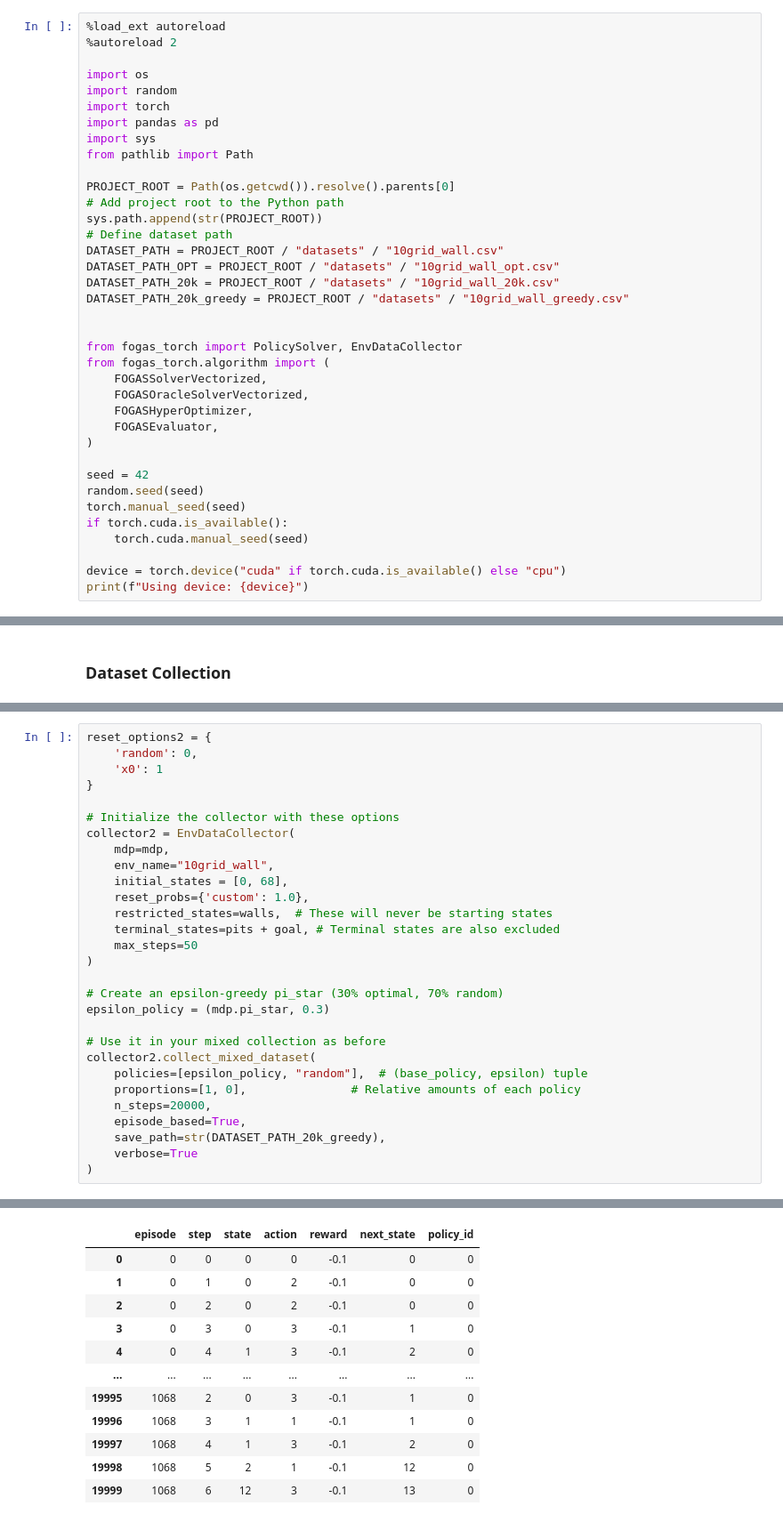
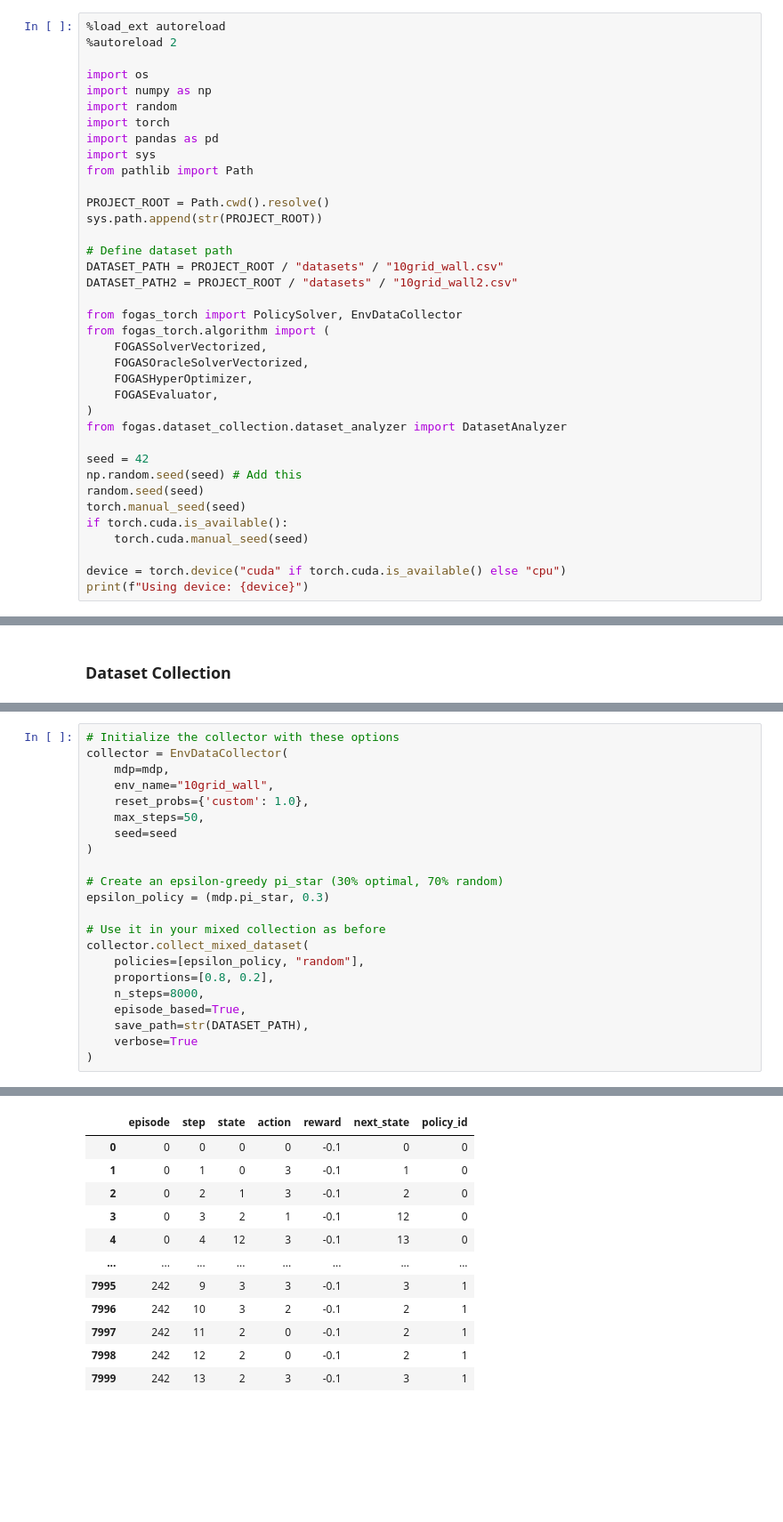
Before and after one commit to maaurod/FOGAS, a Jupyter notebook: testing_vectorized/10grid_wall_torch.ipynb, the cells around one changed output, grey strips where cells are left out. Shown at 89% size. Drawn from its saved outputs; the diff is of its cells as text; blank space fills up the shorter version.

Commit message:
10x10 grid pulled

```diff
--- a/testing_vectorized/10grid_wall_torch.ipynb
+++ b/testing_vectorized/10grid_wall_torch.ipynb
@@ -89,21 +89,19 @@ $$
 %autoreload 2
 
 import os
+import numpy as np
 import random
 import torch
 import pandas as pd
 import sys
 from pathlib import Path
 
-PROJECT_ROOT = Path(os.getcwd()).resolve().parents[0]
-# Add project root to the Python path
+PROJECT_ROOT = Path.cwd().resolve()
 sys.path.append(str(PROJECT_ROOT))
+
 # Define dataset path
 DATASET_PATH = PROJECT_ROOT / "datasets" / "10grid_wall.csv"
-DATASET_PATH_OPT = PROJECT_ROOT / "datasets" / "10grid_wall_opt.csv"
-DATASET_PATH_20k = PROJECT_ROOT / "datasets" / "10grid_wall_20k.csv"
-DATASET_PATH_20k_greedy = PROJECT_ROOT / "datasets" / "10grid_wall_greedy.csv"
-
+DATASET_PATH2 = PROJECT_ROOT / "datasets" / "10grid_wall2.csv"
 
 from fogas_torch import PolicySolver, EnvDataCollector
 from fogas_torch.algorithm import (
@@ -112,8 +110,10 @@ from fogas_torch.algorithm import (
     FOGASHyperOptimizer,
     FOGASEvaluator,
 )
+from fogas.dataset_collection.dataset_analyzer import DatasetAnalyzer
 
 seed = 42
+np.random.seed(seed) # Add this
 random.seed(seed)
 torch.manual_seed(seed)
 if torch.cuda.is_available():
@@ -409,30 +329,23 @@ analyzer.analyze_custom_stats(
 # %%
-reset_options2 = {
-    'random': 0,
-    'x0': 1
-}
-
 # Initialize the collector with these options
-collector2 = EnvDataCollector(
+collector = EnvDataCollector(
     mdp=mdp,
     env_name="10grid_wall",
-    initial_states = [0, 68],
     reset_probs={'custom': 1.0},
-    restricted_states=walls,  # These will never be starting states
-    terminal_states=pits + goal, # Terminal states are also excluded
-    max_steps=50
+    max_steps=50,
+    seed=seed
 )
 
 # Create an epsilon-greedy pi_star (30% optimal, 70% random)
 epsilon_policy = (mdp.pi_star, 0.3)
 
 # Use it in your mixed collection as before
-collector2.collect_mixed_dataset(
-    policies=[epsilon_policy, "random"],  # (base_policy, epsilon) tuple
-    proportions=[1, 0],               # Relative amounts of each policy
-    n_steps=20000,
+collector.collect_mixed_dataset(
+    policies=[epsilon_policy, "random"],
+    proportions=[0.8, 0.2],
+    n_steps=8000,
     episode_based=True,
-    save_path=str(DATASET_PATH_20k_greedy),
+    save_path=str(DATASET_PATH),
     verbose=True
 )
 # %% [output]
@@ -452,12 +365,12 @@ Policy Distribution:
 |  | episode | step | state | action | reward | next_state | policy_id |
 | 0 | 0 | 0 | 0 | 0 | -0.1 | 0 | 0 |
-| 1 | 0 | 1 | 0 | 2 | -0.1 | 0 | 0 |
-| 2 | 0 | 2 | 0 | 2 | -0.1 | 0 | 0 |
-| 3 | 0 | 3 | 0 | 3 | -0.1 | 1 | 0 |
-| 4 | 0 | 4 | 1 | 3 | -0.1 | 2 | 0 |
+| 1 | 0 | 1 | 0 | 3 | -0.1 | 1 | 0 |
+| 2 | 0 | 2 | 1 | 3 | -0.1 | 2 | 0 |
+| 3 | 0 | 3 | 2 | 1 | -0.1 | 12 | 0 |
+| 4 | 0 | 4 | 12 | 3 | -0.1 | 13 | 0 |
 | ... | ... | ... | ... | ... | ... | ... | ... |
-| 19995 | 1068 | 2 | 0 | 3 | -0.1 | 1 | 0 |
-| 19996 | 1068 | 3 | 1 | 1 | -0.1 | 1 | 0 |
-| 19997 | 1068 | 4 | 1 | 3 | -0.1 | 2 | 0 |
-| 19998 | 1068 | 5 | 2 | 1 | -0.1 | 12 | 0 |
-| 19999 | 1068 | 6 | 12 | 3 | -0.1 | 13 | 0 |
+| 7995 | 242 | 9 | 3 | 3 | -0.1 | 3 | 1 |
+| 7996 | 242 | 10 | 3 | 2 | -0.1 | 2 | 1 |
+| 7997 | 242 | 11 | 2 | 0 | -0.1 | 2 | 1 |
+| 7998 | 242 | 12 | 2 | 0 | -0.1 | 2 | 1 |
+| 7999 | 242 | 13 | 2 | 3 | -0.1 | 3 | 1 |
```
Also changed, not shown: parts of 41 cells of this notebook, 9 other files.
